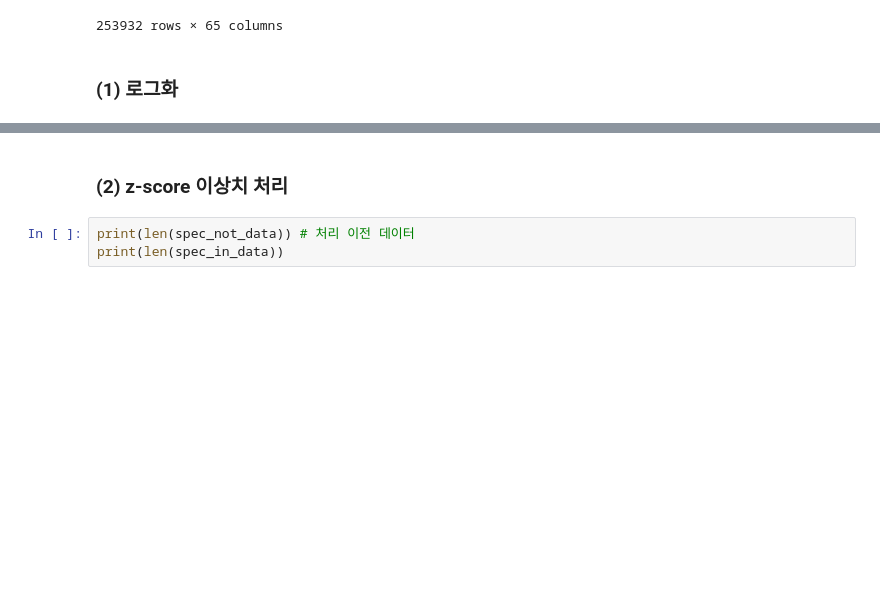
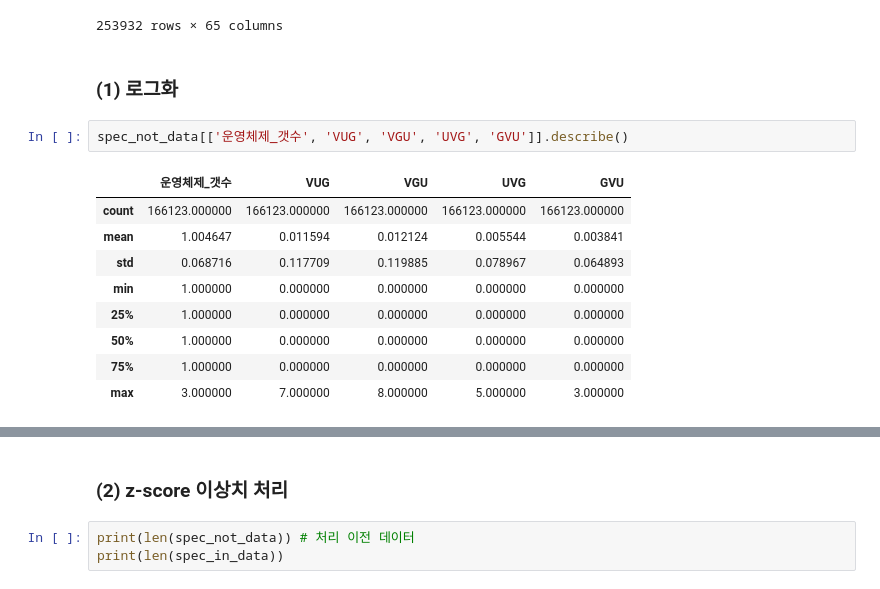
Before and after one commit to NayeonKeum/BigContest2022, a Jupyter notebook: code/Cluster_Analysis_nkeum.ipynb, the cells around one changed output, grey strips where cells are left out. Saved outputs shown, nothing was run; the diff lists cells and outputs as text; blank space fills up the shorter version.

```diff
--- a/code/Cluster_Analysis_nkeum.ipynb
+++ b/code/Cluster_Analysis_nkeum.ipynb
@@ -1197,3 +1197,15 @@ spec_in_data
 253932 rows × 65 columns
 # %% [markdown]
 ### (1) 로그화
+# %%
+spec_not_data[['운영체제_갯수', 'VUG', 'VGU', 'UVG', 'GVU']].describe()
+# %% [output]
+|  | 운영체제_갯수 | VUG | VGU | UVG | GVU |
+| count | 166123.000000 | 166123.000000 | 166123.000000 | 166123.000000 | 166123.000000 |
+| mean | 1.004647 | 0.011594 | 0.012124 | 0.005544 | 0.003841 |
+| std | 0.068716 | 0.117709 | 0.119885 | 0.078967 | 0.064893 |
+| min | 1.000000 | 0.000000 | 0.000000 | 0.000000 | 0.000000 |
+| 25% | 1.000000 | 0.000000 | 0.000000 | 0.000000 | 0.000000 |
+| 50% | 1.000000 | 0.000000 | 0.000000 | 0.000000 | 0.000000 |
+| 75% | 1.000000 | 0.000000 | 0.000000 | 0.000000 | 0.000000 |
+| max | 3.000000 | 7.000000 | 8.000000 | 5.000000 | 3.000000 |
```
Also changed, not shown: parts of 11 cells of this notebook.
